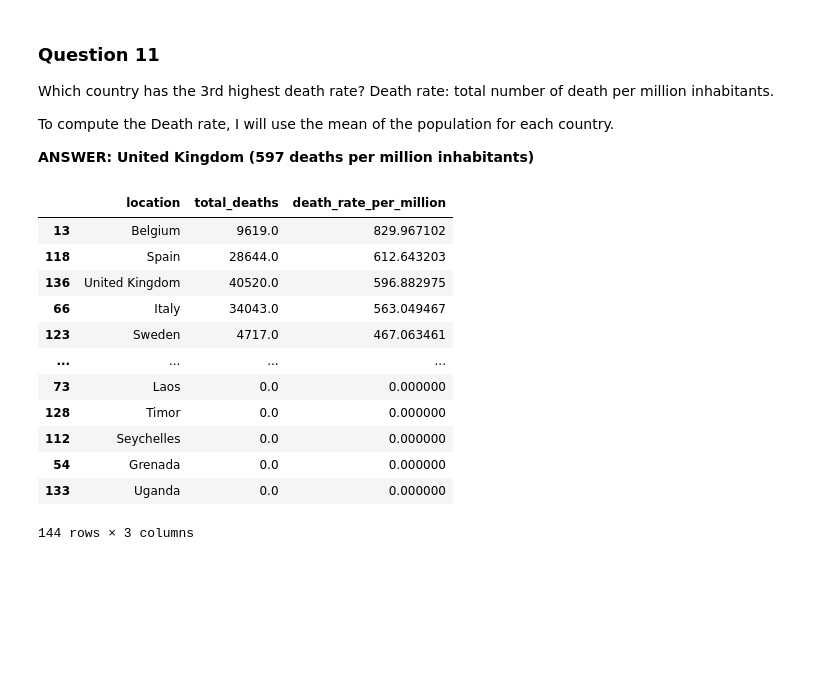
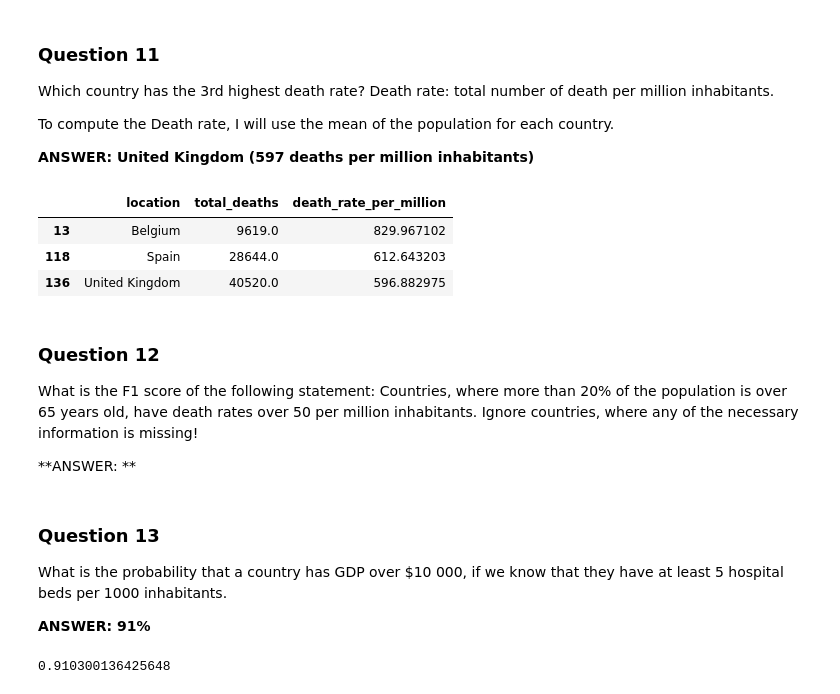
Before and after one commit to caiocvelasco/covid-data-analysis, a Jupyter notebook: covid-data-analysis.ipynb, the cells around one changed output. Cells and saved outputs as stored; diff of their text form; code cells hidden in the pictures; blank space fills up the shorter version.

Commit message:
update questions

```diff
--- a/covid-data-analysis.ipynb
+++ b/covid-data-analysis.ipynb
@@ -527,31 +527,46 @@ To compute the Death rate, I will use the mean of the population for each countr
 # %%
 # Create Series with Total Deaths
 df_loc_death = data.groupby('location')['new_deaths'].sum().to_frame(name = 'total_deaths').reset_index()
 df_loc_death.drop_duplicates(subset=['location', 'total_deaths'] , inplace=True)
 
 
 # Create dataframe with mean population per country
 df_pop_per_country = data.groupby('location')['population'].mean().reset_index()
 
 
 # Create Final Dataframe
-data_q02 = df_loc_death
-data_q02['death_rate_per_million'] = 1000000 * df_loc_death['total_deaths']/df_pop_per_country['population']
+data_q11 = df_loc_death
+data_q11['death_rate_per_million'] = 1000000 * df_loc_death['total_deaths']/df_pop_per_country['population']
 
 # Get answer
-data_q02.sort_values(by = ['death_rate_per_million'], inplace = True, ascending = False)
-data_q02
+data_q11.sort_values(by = ['death_rate_per_million'], inplace = True, ascending = False)
+data_q11.head(3)
 # %% [output]
 |  | location | total_deaths | death_rate_per_million |
 | 13 | Belgium | 9619.0 | 829.967102 |
 | 118 | Spain | 28644.0 | 612.643203 |
 | 136 | United Kingdom | 40520.0 | 596.882975 |
-| 66 | Italy | 34043.0 | 563.049467 |
-| 123 | Sweden | 4717.0 | 467.063461 |
-| ... | ... | ... | ... |
-| 73 | Laos | 0.0 | 0.000000 |
-| 128 | Timor | 0.0 | 0.000000 |
-| 112 | Seychelles | 0.0 | 0.000000 |
-| 54 | Grenada | 0.0 | 0.000000 |
-| 133 | Uganda | 0.0 | 0.000000 |
-144 rows × 3 columns
+# %% [markdown]
+### Question 12
+What is the F1 score of the following statement: Countries, where more than 20% of the population is over 65 years old, have death rates over 50 per million inhabitants. Ignore countries, where any of the necessary information is missing!
+
+**ANSWER: **
+# %% [markdown]
+### Question 13
+What is the probability that a country has GDP over $10 000, if we know that they have at least 5 hospital beds per 1000 inhabitants.
+
+**ANSWER: 91%**
+# %%
+# Create the subset we want
+data_q13 = data[['gdp_per_capita','hospital_beds_per_thousand']]
+data_q13 = data_q13[data_q13['hospital_beds_per_thousand'] >= 5]
+
+# Calculate the Probabiilty
+data_q13['gdp_per_capita'][data_q13.gdp_per_capita > 10000].count() / data_q13.gdp_per_capita.count()
+
+# sum = data_q13['gdp_per_capita'][data_q13.gdp_per_capita > 10000].sum()
+# count = data_q13.gdp_per_capita.count()
+# answer_q13 = sum/count
+# answer_q13
+# %% [output]
+0.910300136425648
```
Also changed, not shown: parts of 1 cell of this notebook.
